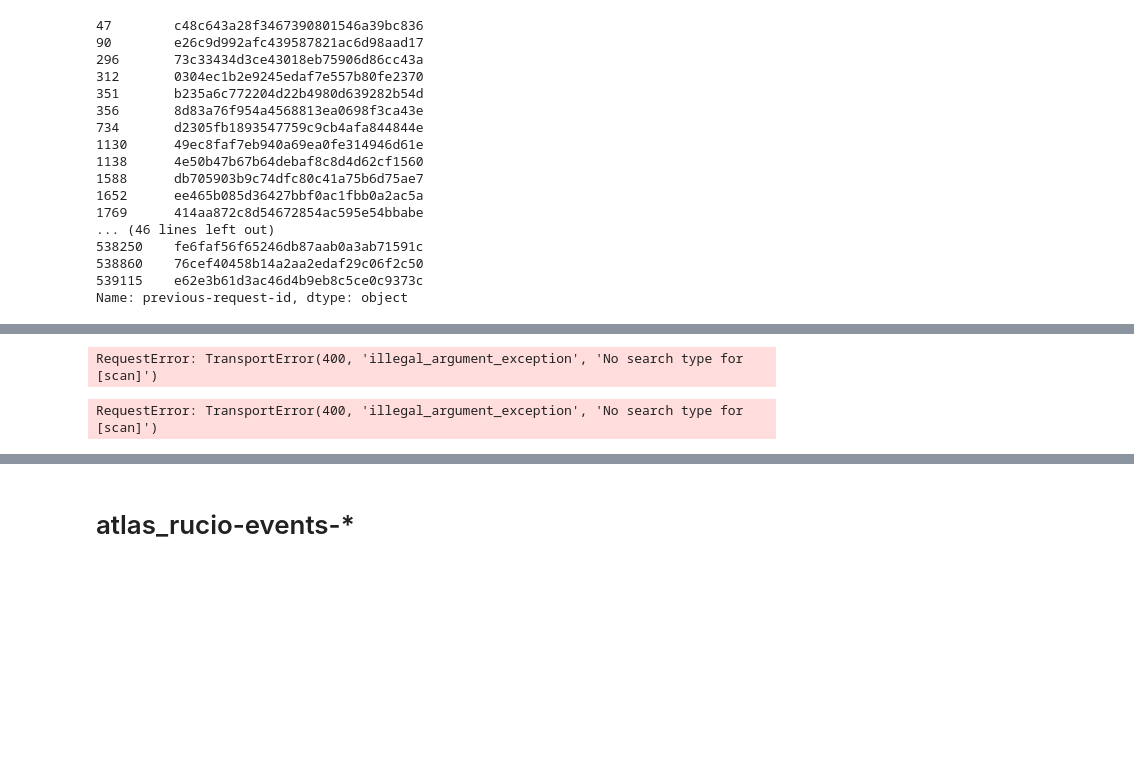
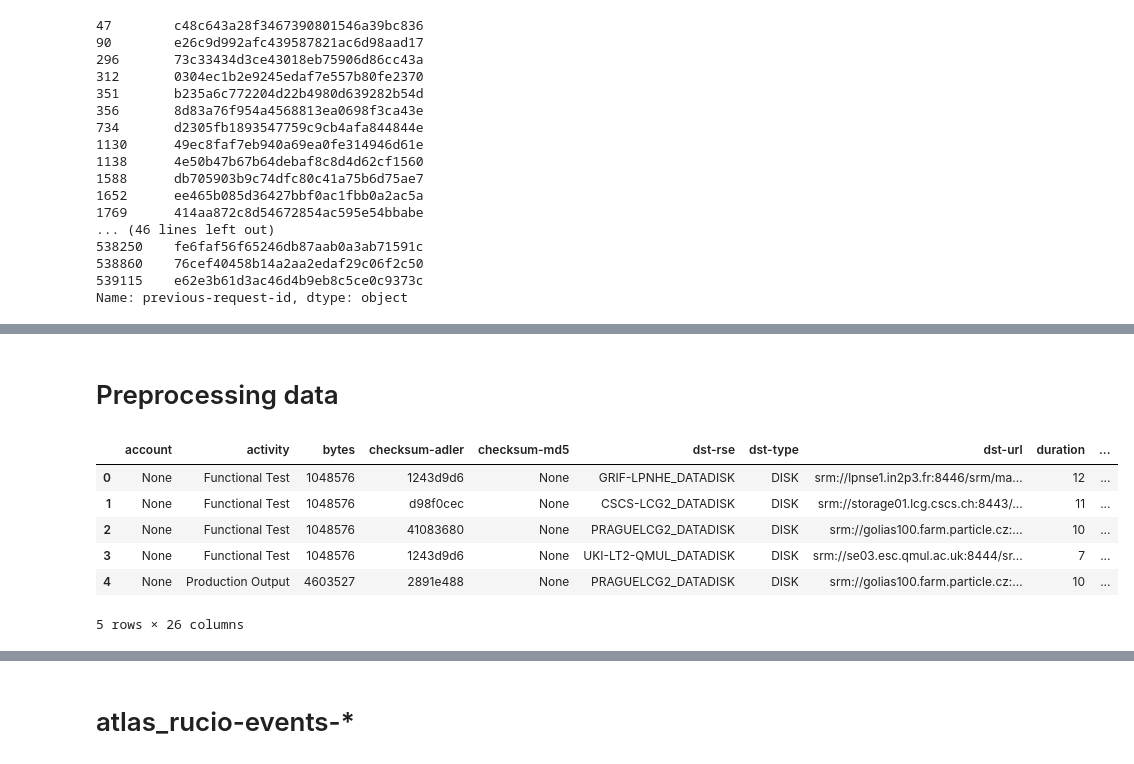
Before and after one commit to vyomshm/DeepAnomaly, a Jupyter notebook: es-atlas-cern.ipynb, the cells around one changed output, grey strips where cells are left out. Drawn from its saved outputs; the diff is of its cells as text; code cells hidden in the pictures; blank space fills up the shorter version.

```diff
--- a/es-atlas-cern.ipynb
+++ b/es-atlas-cern.ipynb
@@ -196,4 +208,5 @@ def get_indices_data(indices_list, query, scan_size, scan_step):
 # %%
 k = [index for index in events if ('atlas_rucio-events-2017.05' in index)]
-k
+l = [index for index in events if ('atlas_rucio-events-2017.06' in index)]
+print(k, '\n', len(l))
 # %% [output]
@@ -218,3 +215,10 @@ k
 # %%
-df = get_indices_data(indices_list=k, query=myquery, scan_size=30000, scan_step= 5000)
+myquery = {
+    "query": {
+        "term": {
+            '_type': 'transfer-done'
+            }
+        }
+    }
+df = get_indices_data(indices_list=l, query=myquery, scan_size=200000, scan_step= 10000)
 # %% [output]
@@ -235,6 +239,8 @@ memory usage: 107.1+ MB
 None
 
 ------------------- ALL DONE !!!!! -----------------------
+# %%
+rucio_data = df
 # %%
 z=(df['previous-request-id'][0])
 # %%
@@ -464,8 +289,2 @@ myquery = {"query": {"match_all": {}}}
-# %%
-next(a)
-# %% [output]
-RequestError: TransportError(400, 'illegal_argument_exception', 'No search type for [scan]')
-# %%
-rucio_data = extract_data(index='atlas_rucio-events-*', scan_size = 1000, scan_step=100)
-# %% [output]
-RequestError: TransportError(400, 'illegal_argument_exception', 'No search type for [scan]')
+# %% [markdown]
+# Preprocessing data
@@ -471,0 +293,10 @@ RequestError: TransportError(400, 'illegal_argument_exception', 'No search type
+# %%
+rucio_data.head()
+# %% [output]
+|  | account | activity | bytes | checksum-adler | checksum-md5 | dst-rse | dst-type | dst-url | duration | ... |
+| 0 | None | Functional Test | 1048576 | 1243d9d6 | None | GRIF-LPNHE_DATADISK | DISK | srm://lpnse1.in2p3.fr:8446/srm/ma... | 12 | ... |
+| 1 | None | Functional Test | 1048576 | d98f0cec | None | CSCS-LCG2_DATADISK | DISK | srm://storage01.lcg.cscs.ch:8443/... | 11 | ... |
+| 2 | None | Functional Test | 1048576 | 41083680 | None | PRAGUELCG2_DATADISK | DISK | srm://golias100.farm.particle.cz:... | 10 | ... |
+| 3 | None | Functional Test | 1048576 | 1243d9d6 | None | UKI-LT2-QMUL_DATADISK | DISK | srm://se03.esc.qmul.ac.uk:8444/sr... | 7 | ... |
+| 4 | None | Production Output | 4603527 | 2891e488 | None | PRAGUELCG2_DATADISK | DISK | srm://golias100.farm.particle.cz:... | 10 | ... |
+5 rows × 26 columns
```
Also changed, not shown: parts of 46 cells of this notebook.
